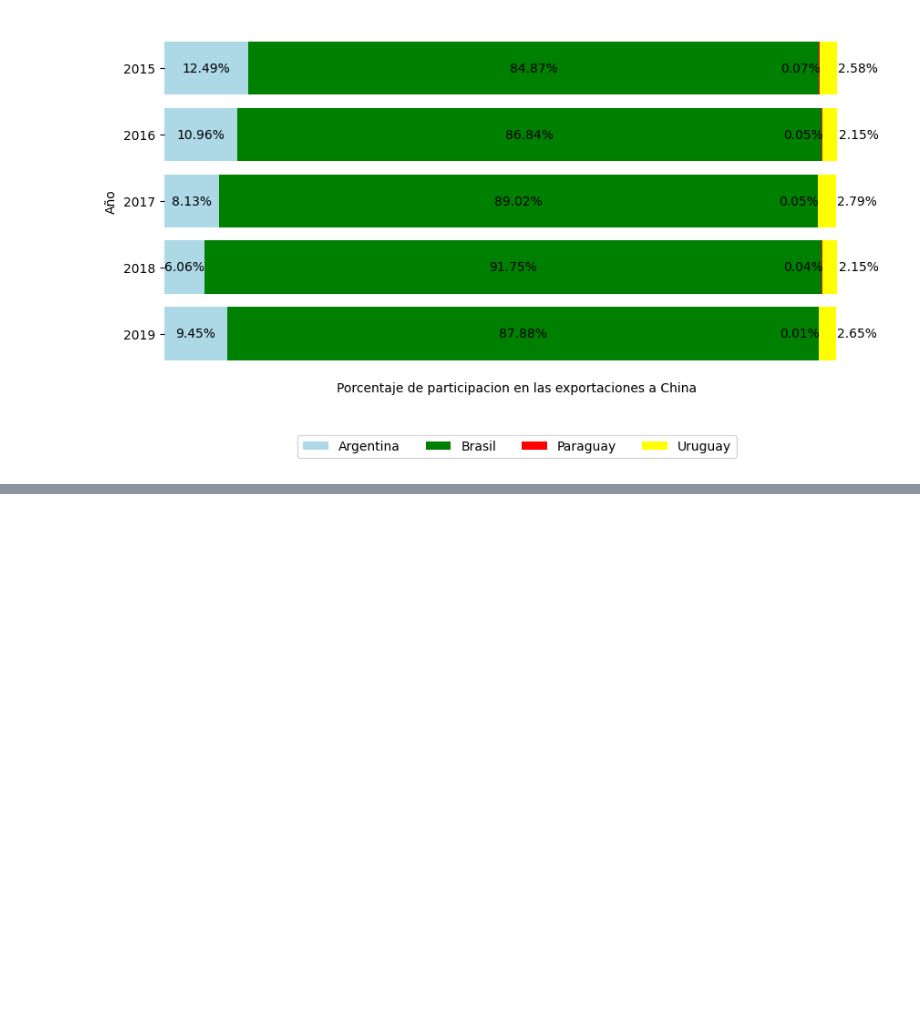
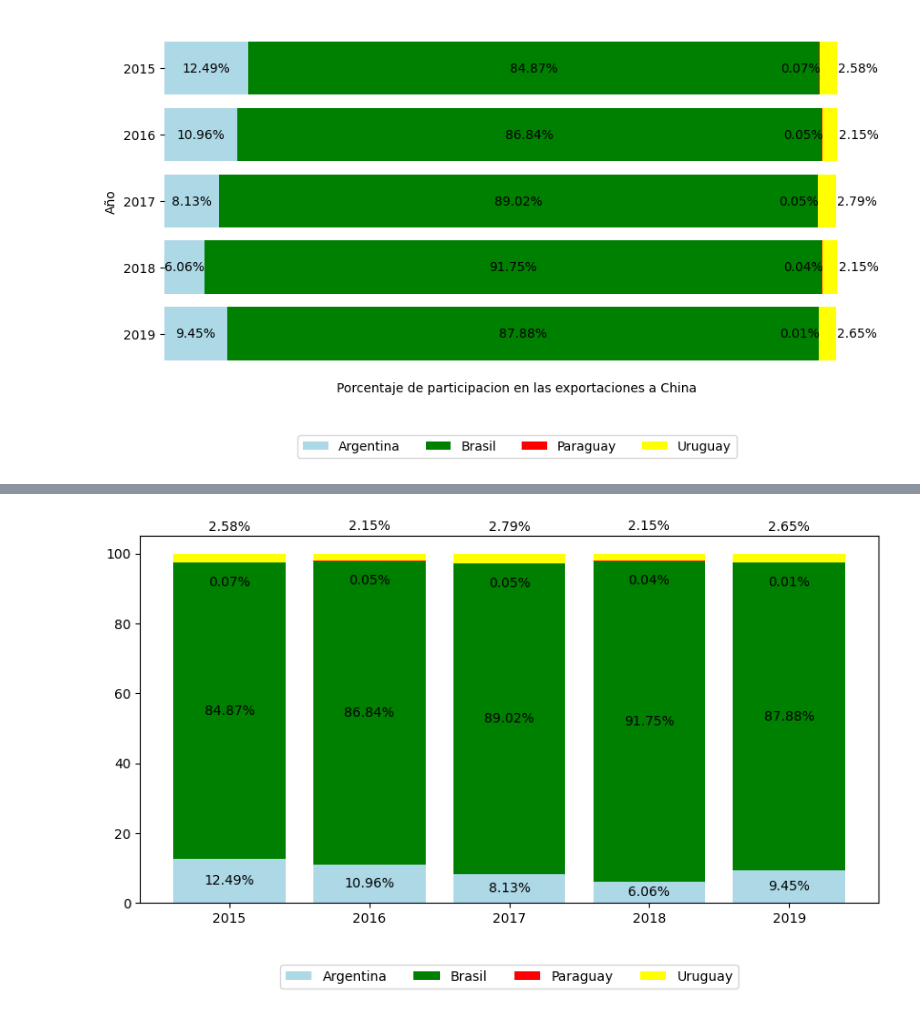
Before and after one commit to KnEl1a/Python, a Jupyter notebook: Graf. 25/Main(Codigo Principal).ipynb, the cells around one changed output, grey strips where cells are left out. Drawn from its saved outputs; the diff is of its cells as text; code cells hidden in the pictures; blank space fills up the shorter version.

```diff
--- a/Graf. 25/Main(Codigo Principal).ipynb
+++ b/Graf. 25/Main(Codigo Principal).ipynb
@@ -109,0 +155,32 @@ plt.show()
+# %%
+import matplotlib.pyplot as plt
+
+plt.figure(figsize=(10, 5))
+
+# Crear las barras verticales apiladas
+a = plt.bar(df['Unnamed: 0'], df['Arg'], label="Argentina", color="lightblue")
+b = plt.bar(df['Unnamed: 0'], df['Bra'], bottom=df['Arg'], label="Brasil", color="green")
+c = plt.bar(df['Unnamed: 0'], df['Par'], bottom=df['Arg'] + df['Bra'], label="Paraguay", color="red")
+d = plt.bar(df['Unnamed: 0'], df['Uru'], bottom=df['Arg'] + df['Bra'] + df['Par'], label="Uruguay", color="yellow")
+
+# Añadir etiquetas en las barras
+
+
+# Añadir leyenda y etiquetas de los ejes
+plt.legend(loc='upper center', bbox_to_anchor=(0.5, -0.15), ncol=4)
+#plt.xlabel("Año")
+#plt.ylabel("Porcentaje de participación en las exportaciones a China")
+
+
+#plt.title("Religiosidad en Sudamérica")
+plt.bar_label(a, label_type='center',fmt='%.2f%%')
+plt.bar_label(b, label_type='center',fmt='%.2f%%')
+plt.bar_label(c, label_type='center', padding=-14.9,fmt='%.2f%%')
+plt.bar_label(d, label_type='center', padding=23.5,fmt='%.2f%%')
+
+
+# Mostrar el gráfico
+plt.show()
+# es una buena base para comenzar con el graf. 30
+# %% [output]
+[figure, added]
```
Also changed, not shown: parts of 2 cells of this notebook, 11 other files.
